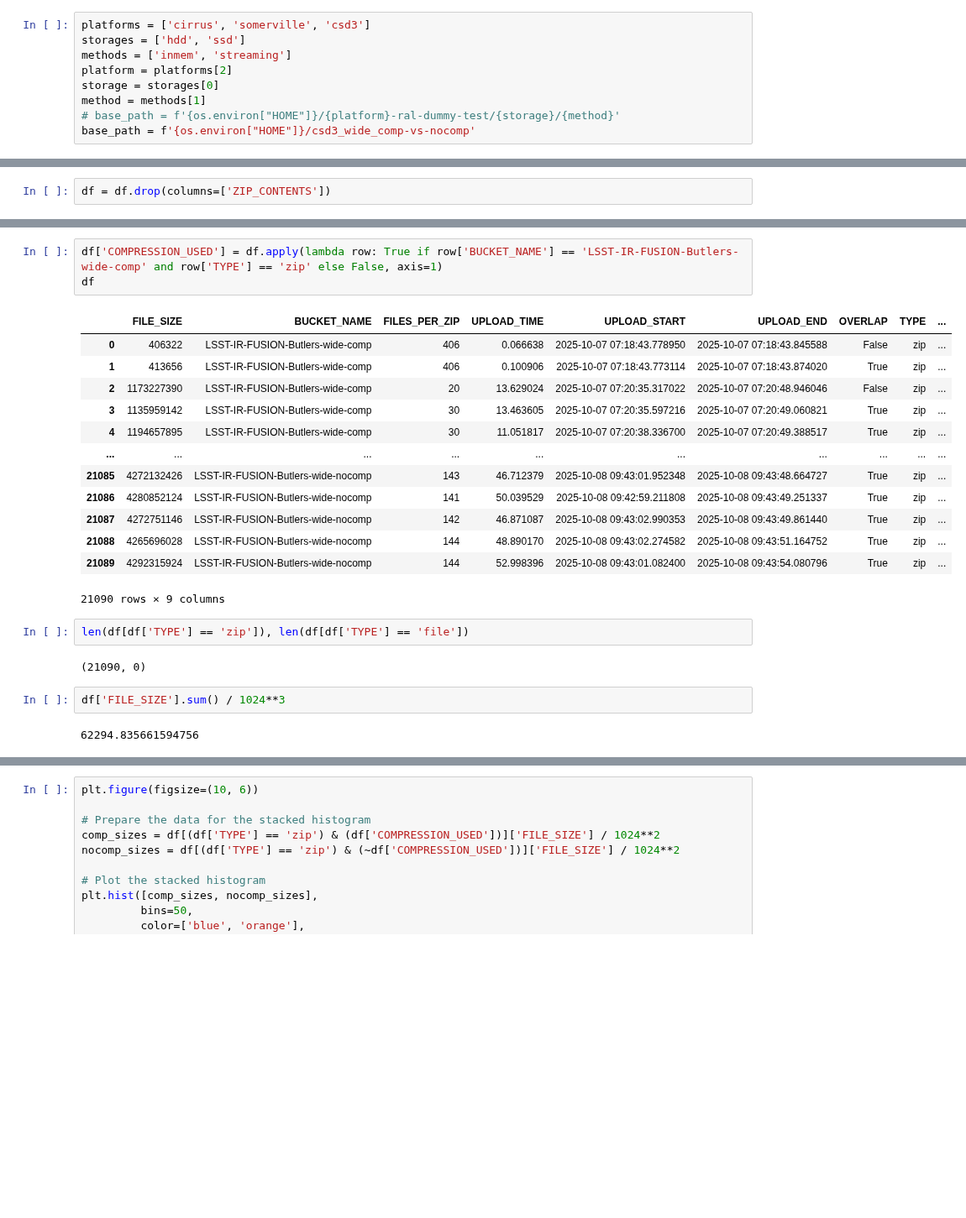
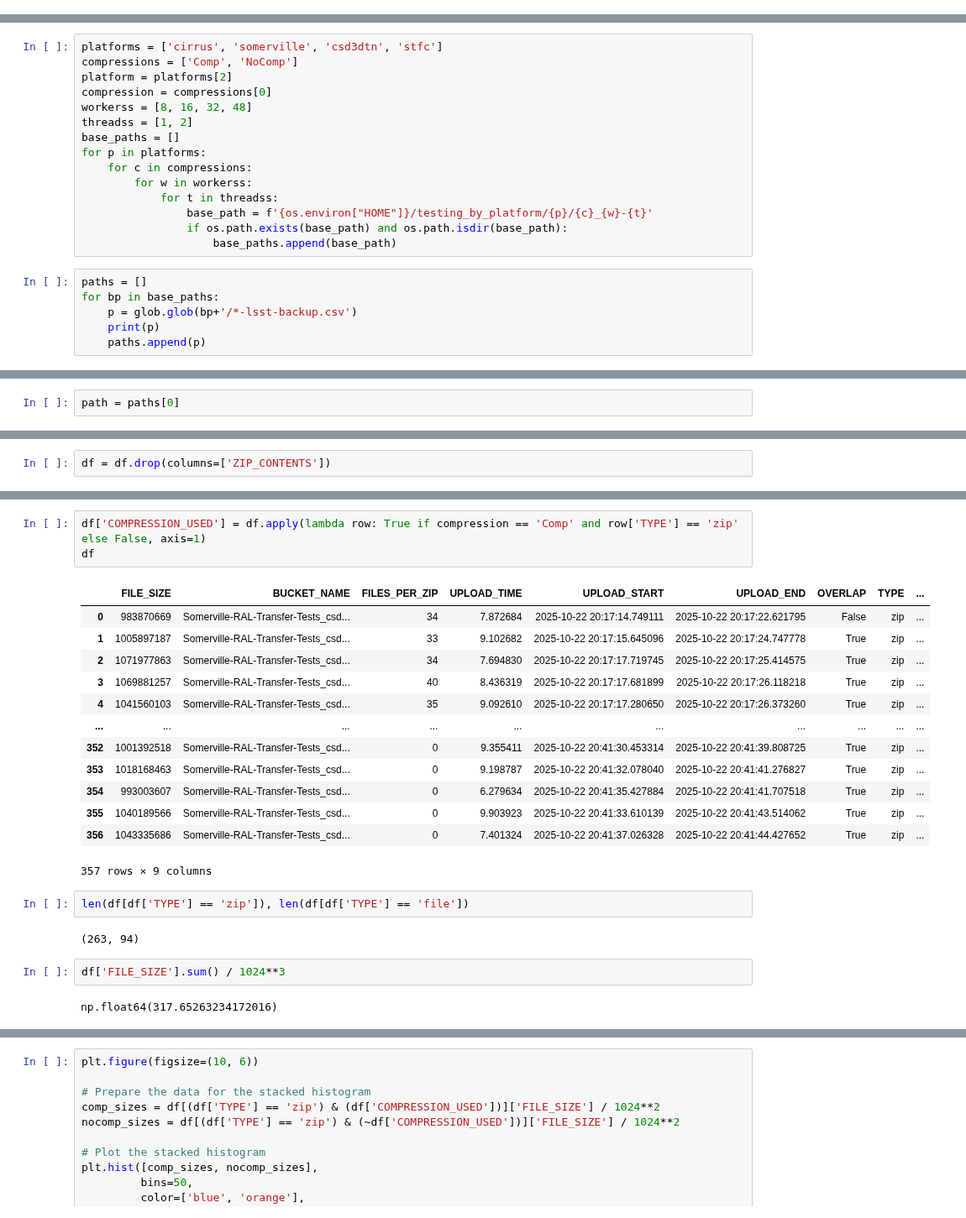
Before and after one commit to lsst-uk/csd3-echo-somerville, a Jupyter notebook: csd3-side/notebooks/transfer_speeds_from_log.ipynb, the cells around one changed output, grey strips where cells are left out. Shown at 84% size. Cells and saved outputs as stored; diff of their text form; blank space fills up the shorter version.

```diff
--- a/csd3-side/notebooks/transfer_speeds_from_log.ipynb
+++ b/csd3-side/notebooks/transfer_speeds_from_log.ipynb
@@ -3,12 +3,3 @@ import pandas as pd
 import matplotlib.pyplot as plt
 import glob
 import os
-# %%
-platforms = ['cirrus', 'somerville', 'csd3']
-storages = ['hdd', 'ssd']
-methods = ['inmem', 'streaming']
-platform = platforms[2]
-storage = storages[0]
-method = methods[1]
-# base_path = f'{os.environ["HOME"]}/{platform}-ral-dummy-test/{storage}/{method}'
-base_path = f'{os.environ["HOME"]}/csd3_wide_comp-vs-nocomp'
@@ -19,0 +6,21 @@ path
+# %%
+platforms = ['cirrus', 'somerville', 'csd3dtn', 'stfc']
+compressions = ['Comp', 'NoComp']
+platform = platforms[2]
+compression = compressions[0]
+workerss = [8, 16, 32, 48]
+threadss = [1, 2]
+base_paths = []
+for p in platforms:
+    for c in compressions:
+        for w in workerss:
+            for t in threadss:
+                base_path = f'{os.environ["HOME"]}/testing_by_platform/{p}/{c}_{w}-{t}'
+                if os.path.exists(base_path) and os.path.isdir(base_path):
+                    base_paths.append(base_path)
+# %%
+paths = []
+for bp in base_paths:
+    p = glob.glob(bp+'/*-lsst-backup.csv')
+    print(p)
+    paths.append(p)
@@ -20,3 +47,5 @@ path
+# %%
+path = paths[0]
 # %%
 df = pd.read_csv(path).drop(columns=['LOCAL_FOLDER', 'DESTINATION_KEY', 'CHECKSUM'])
 df
@@ -148,28 +181,28 @@ df
 # %%
-df['COMPRESSION_USED'] = df.apply(lambda row: True if row['BUCKET_NAME'] == 'LSST-IR-FUSION-Butlers-wide-comp' and row['TYPE'] == 'zip' else False, axis=1)
+df['COMPRESSION_USED'] = df.apply(lambda row: True if compression == 'Comp' and row['TYPE'] == 'zip' else False, axis=1)
 df
 # %% [output]
 |  | FILE_SIZE | BUCKET_NAME | FILES_PER_ZIP | UPLOAD_TIME | UPLOAD_START | UPLOAD_END | OVERLAP | TYPE | ... |
-| 0 | 406322 | LSST-IR-FUSION-Butlers-wide-comp | 406 | 0.066638 | 2025-10-07 07:18:43.778950 | 2025-10-07 07:18:43.845588 | False | zip | ... |
-| 1 | 413656 | LSST-IR-FUSION-Butlers-wide-comp | 406 | 0.100906 | 2025-10-07 07:18:43.773114 | 2025-10-07 07:18:43.874020 | True | zip | ... |
-| 2 | 1173227390 | LSST-IR-FUSION-Butlers-wide-comp | 20 | 13.629024 | 2025-10-07 07:20:35.317022 | 2025-10-07 07:20:48.946046 | False | zip | ... |
-| 3 | 1135959142 | LSST-IR-FUSION-Butlers-wide-comp | 30 | 13.463605 | 2025-10-07 07:20:35.597216 | 2025-10-07 07:20:49.060821 | True | zip | ... |
-| 4 | 1194657895 | LSST-IR-FUSION-Butlers-wide-comp | 30 | 11.051817 | 2025-10-07 07:20:38.336700 | 2025-10-07 07:20:49.388517 | True | zip | ... |
+| 0 | 983870669 | Somerville-RAL-Transfer-Tests_csd... | 34 | 7.872684 | 2025-10-22 20:17:14.749111 | 2025-10-22 20:17:22.621795 | False | zip | ... |
+| 1 | 1005897187 | Somerville-RAL-Transfer-Tests_csd... | 33 | 9.102682 | 2025-10-22 20:17:15.645096 | 2025-10-22 20:17:24.747778 | True | zip | ... |
+| 2 | 1071977863 | Somerville-RAL-Transfer-Tests_csd... | 34 | 7.694830 | 2025-10-22 20:17:17.719745 | 2025-10-22 20:17:25.414575 | True | zip | ... |
+| 3 | 1069881257 | Somerville-RAL-Transfer-Tests_csd... | 40 | 8.436319 | 2025-10-22 20:17:17.681899 | 2025-10-22 20:17:26.118218 | True | zip | ... |
+| 4 | 1041560103 | Somerville-RAL-Transfer-Tests_csd... | 35 | 9.092610 | 2025-10-22 20:17:17.280650 | 2025-10-22 20:17:26.373260 | True | zip | ... |
 | ... | ... | ... | ... | ... | ... | ... | ... | ... | ... |
-| 21085 | 4272132426 | LSST-IR-FUSION-Butlers-wide-nocomp | 143 | 46.712379 | 2025-10-08 09:43:01.952348 | 2025-10-08 09:43:48.664727 | True | zip | ... |
-| 21086 | 4280852124 | LSST-IR-FUSION-Butlers-wide-nocomp | 141 | 50.039529 | 2025-10-08 09:42:59.211808 | 2025-10-08 09:43:49.251337 | True | zip | ... |
-| 21087 | 4272751146 | LSST-IR-FUSION-Butlers-wide-nocomp | 142 | 46.871087 | 2025-10-08 09:43:02.990353 | 2025-10-08 09:43:49.861440 | True | zip | ... |
-| 21088 | 4265696028 | LSST-IR-FUSION-Butlers-wide-nocomp | 144 | 48.890170 | 2025-10-08 09:43:02.274582 | 2025-10-08 09:43:51.164752 | True | zip | ... |
-| 21089 | 4292315924 | LSST-IR-FUSION-Butlers-wide-nocomp | 144 | 52.998396 | 2025-10-08 09:43:01.082400 | 2025-10-08 09:43:54.080796 | True | zip | ... |
+| 352 | 1001392518 | Somerville-RAL-Transfer-Tests_csd... | 0 | 9.355411 | 2025-10-22 20:41:30.453314 | 2025-10-22 20:41:39.808725 | True | zip | ... |
+| 353 | 1018168463 | Somerville-RAL-Transfer-Tests_csd... | 0 | 9.198787 | 2025-10-22 20:41:32.078040 | 2025-10-22 20:41:41.276827 | True | zip | ... |
+| 354 | 993003607 | Somerville-RAL-Transfer-Tests_csd... | 0 | 6.279634 | 2025-10-22 20:41:35.427884 | 2025-10-22 20:41:41.707518 | True | zip | ... |
+| 355 | 1040189566 | Somerville-RAL-Transfer-Tests_csd... | 0 | 9.903923 | 2025-10-22 20:41:33.610139 | 2025-10-22 20:41:43.514062 | True | zip | ... |
+| 356 | 1043335686 | Somerville-RAL-Transfer-Tests_csd... | 0 | 7.401324 | 2025-10-22 20:41:37.026328 | 2025-10-22 20:41:44.427652 | True | zip | ... |
-21090 rows × 9 columns
+357 rows × 9 columns
 # %%
 len(df[df['TYPE'] == 'zip']), len(df[df['TYPE'] == 'file'])
 # %% [output]
-(21090, 0)
+(263, 94)
 # %%
 df['FILE_SIZE'].sum() / 1024**3
 # %% [output]
-62294.835661594756
+np.float64(317.65263234172016)
 # %%
 zip_upload_time = df[df['TYPE'] == 'zip']['UPLOAD_TIME'].sum()
 zip_upload_time
```
Also changed, not shown: parts of 19 cells of this notebook, 2 other files.
